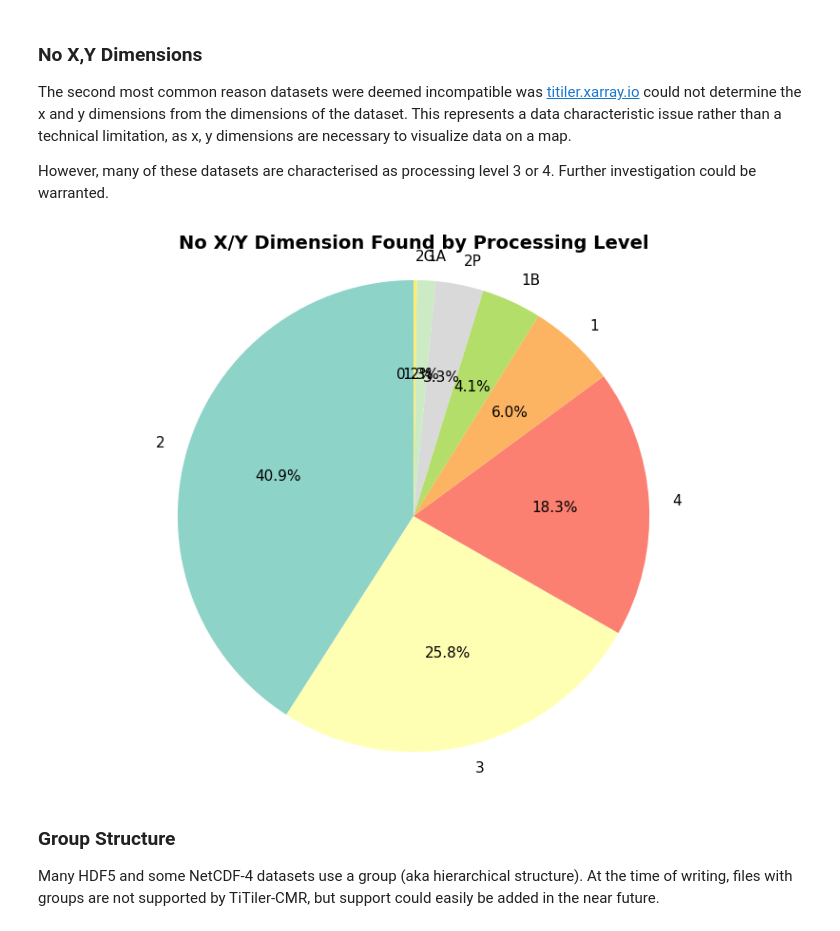
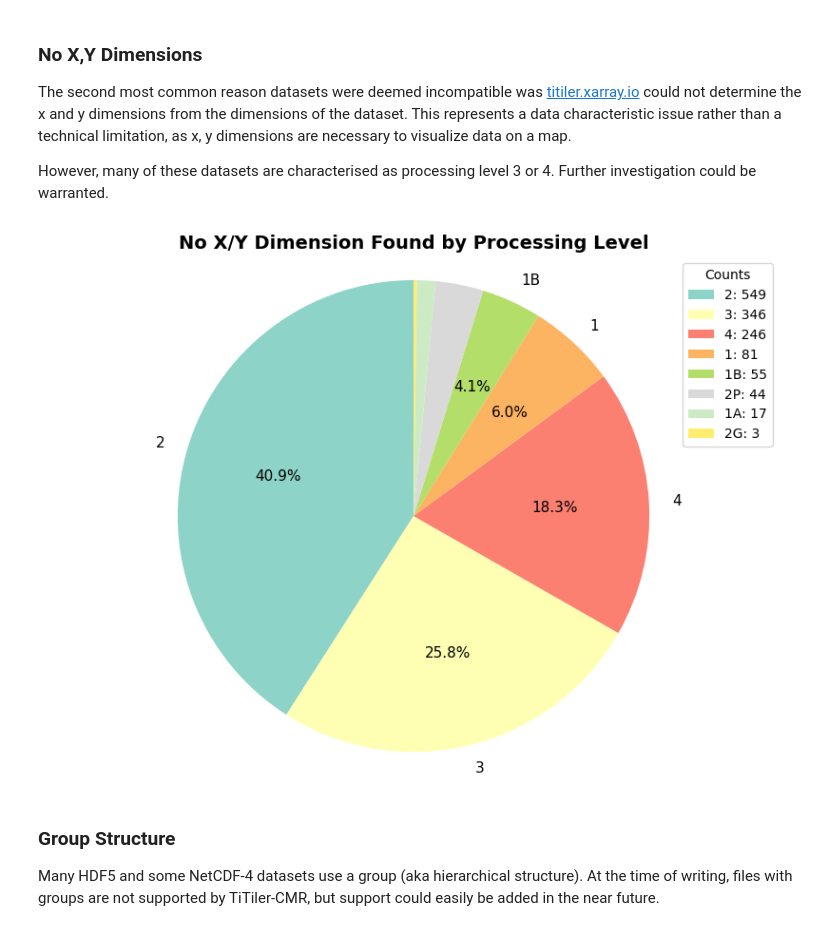
Before and after one commit to developmentseed/titiler-cmr, a Jupyter notebook: docs/compatibility/index.ipynb, the cells around one changed output. Saved outputs shown, nothing was run; the diff lists cells and outputs as text; code cells hidden in the pictures.

```diff
--- a/docs/compatibility/index.ipynb
+++ b/docs/compatibility/index.ipynb
@@ -171,14 +171,18 @@ However, many of these datasets are characterised as processing level 3 or 4. Fu
 # %%
 no_xy_dimensions_subset_df = df[df["incompatible_reason"] == "no_xy_dimensions"]
 no_xy_counts = no_xy_dimensions_subset_df.processing_level.value_counts(dropna=False)[
     0:8
 ]
 no_xy_count_names = no_xy_counts.index
 plotting.create_pie_chart(
-    no_xy_count_names, no_xy_counts, "No X/Y Dimension Found by Processing Level"
+    no_xy_count_names,
+    no_xy_counts,
+    "No X/Y Dimension Found by Processing Level",
+    True,
+    5,
 )
 # %% [output]
-[figure, old version]
+[figure, new version]
 # %% [markdown]
 ### Group Structure
 
```
Also changed, not shown: parts of 6 cells of this notebook, 1 other file.
